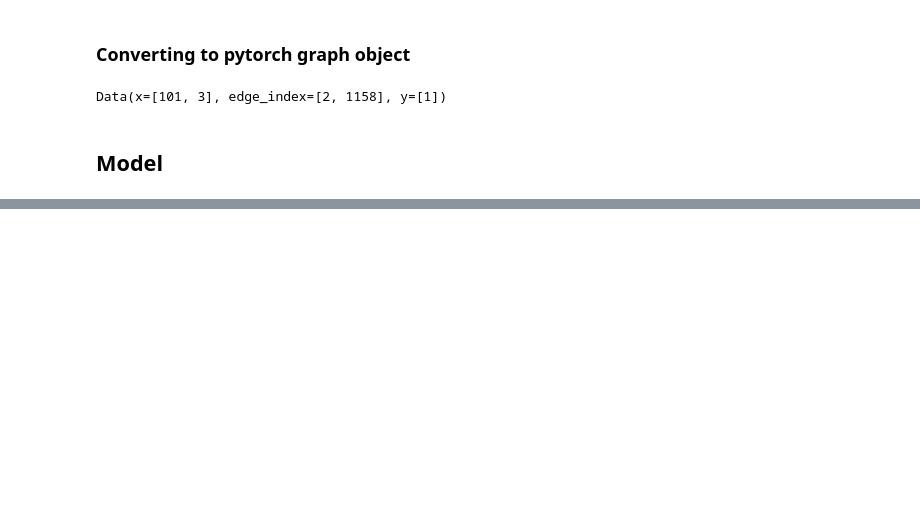
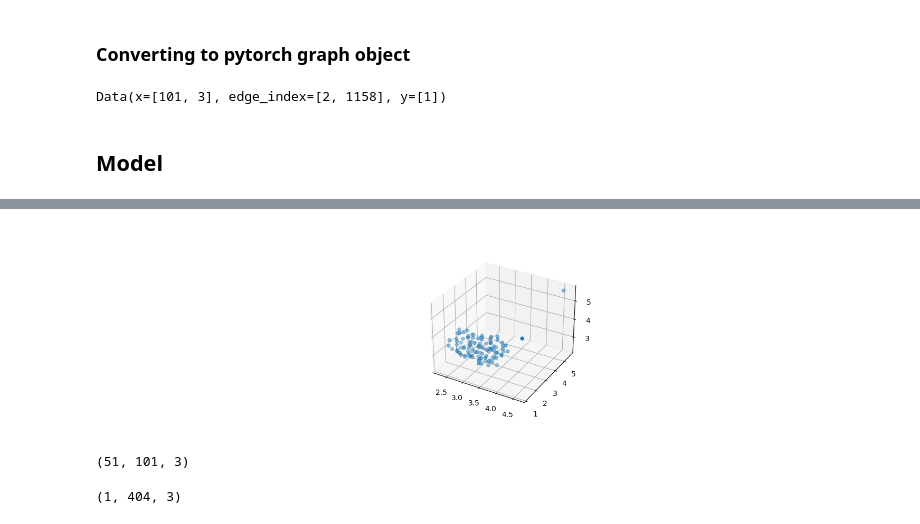
Before and after one commit to Naval-surange/GAENN, a Jupyter notebook: code/inter_molecular_AE.ipynb, the cells around one changed output, grey strips where cells are left out. Saved outputs shown, nothing was run; the diff lists cells and outputs as text; code cells hidden in the pictures; blank space fills up the shorter version.

```diff
--- a/code/inter_molecular_AE.ipynb
+++ b/code/inter_molecular_AE.ipynb
@@ -511,0 +579,19 @@ plt.show()
+# %%
+%matplotlib widget
+
+
+fig = plt.figure(figsize=(15,4))
+ax1 = fig.add_subplot(projection='3d')
+ax1.scatter(all_frames_fatures[frame][:,0],all_frames_fatures[frame][:,1],all_frames_fatures[frame][:,2])
+plt.show()
+# %% [output]
+[figure, added]
+# %%
+all_frames_fatures.shape
+# %% [output]
+(51, 101, 3)
+# %%
+crystal_structure = md.load("../simulation/h20_crystal.gro")
+crystal_structure.xyz.shape
+# %% [output]
+(1, 404, 3)
```
Also changed, not shown: parts of 23 cells of this notebook, 6 other files.
